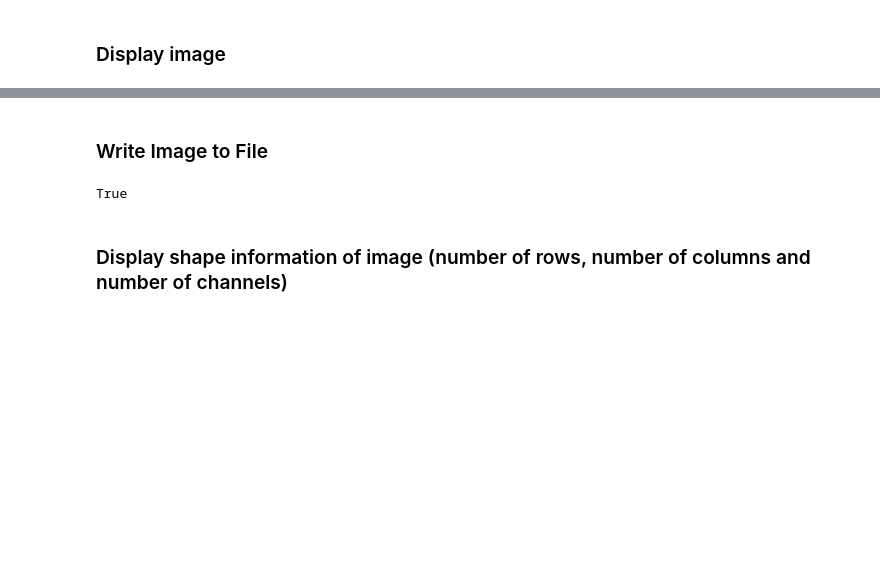
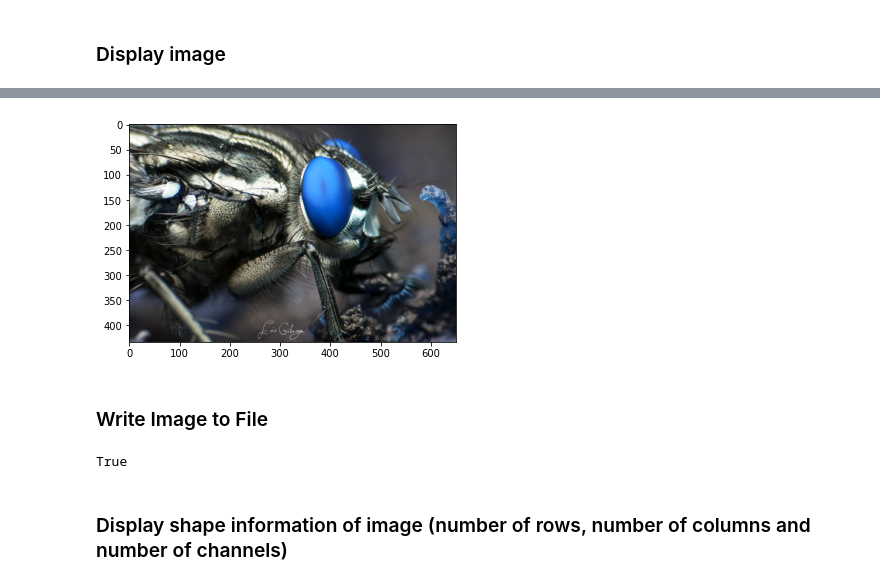
Before and after one commit to Roche619/ons, a Jupyter notebook: splat.ipynb, the cells around one changed output, grey strips where cells are left out. Drawn from its saved outputs; the diff is of its cells as text; code cells hidden in the pictures; blank space fills up the shorter version.

```diff
--- a/splat.ipynb
+++ b/splat.ipynb
@@ -97 +94,5 @@ def plt_show_image(image):
+# %%
+plt.imshow(input_image);
+# %% [output]
+[figure, added]
 # %%
```
Also changed, not shown: parts of 17 cells of this notebook.
